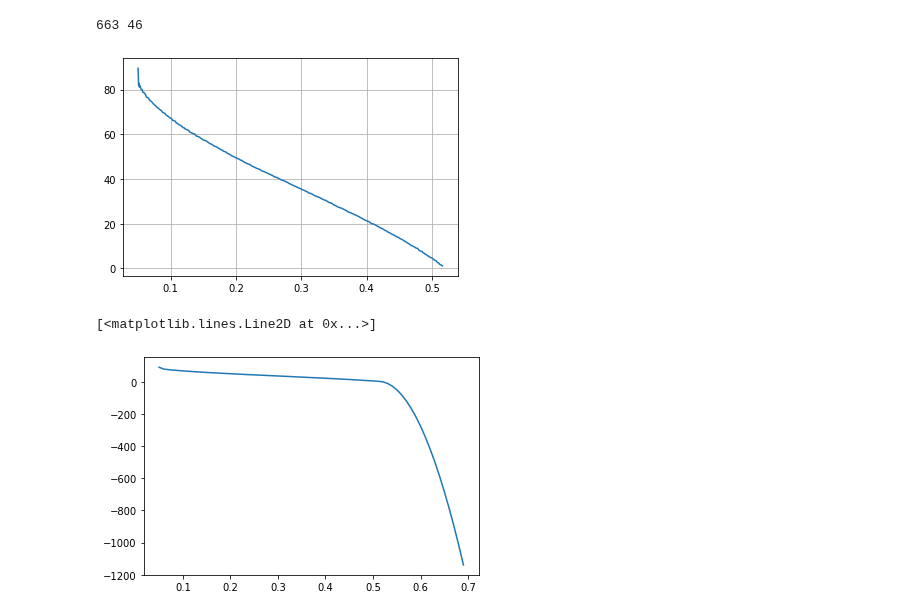
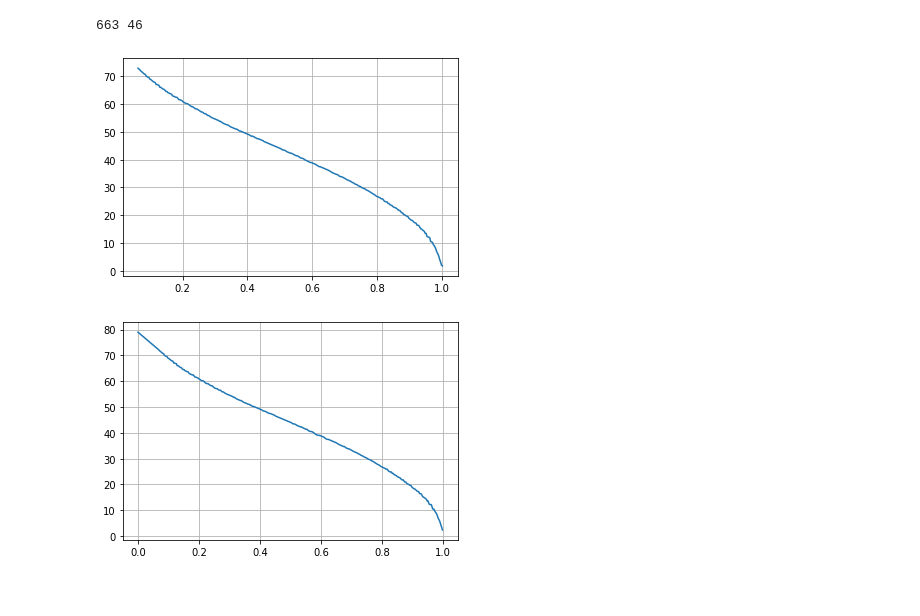
Before and after one commit to cherose2004/learning, a Jupyter notebook: project/Flight Simulation/homework/demo/update1.ipynb, the cells around one changed output. Drawn from its saved outputs; the diff is of its cells as text; code cells hidden in the pictures.

```diff
--- a/project/Flight Simulation/homework/demo/update1.ipynb
+++ b/project/Flight Simulation/homework/demo/update1.ipynb
@@ -24,22 +24,23 @@ print(a.M0,a.N0)
 663 46
 # %%
 a.set_p1(0,0)
-a.set_p2(0,90,46,17)
-a.set_p3(1,0,403,663)
-a.process(0.05,1)
+a.set_p2(0,90,17,46)
+a.set_p3(1,0,663,403)
+a.process(0.06,1)
 # %%
 plt.plot(a.xy[0],a.xy[1])
 plt.grid(True)
 plt.show()
 # %% [output]
-[figure, old version]
+[figure, new version]
 # %%
-xx=np.arange(0.05,0.7,0.01)
+xx=np.arange(0,1,0.001)
 yy=np.zeros(xx.size)
 for i in range(xx.size):
     yy[i]=tol.Interpoly(xx[i],a.xy[0],a.xy[1])
     pass
 plt.plot(xx,yy)
+plt.grid(True)
+plt.show()
 # %% [output]
-[<matplotlib.lines.Line2D at 0x...>]
-[figure, old version]
+[figure, new version]
```
Also changed, not shown: 2 other files.
